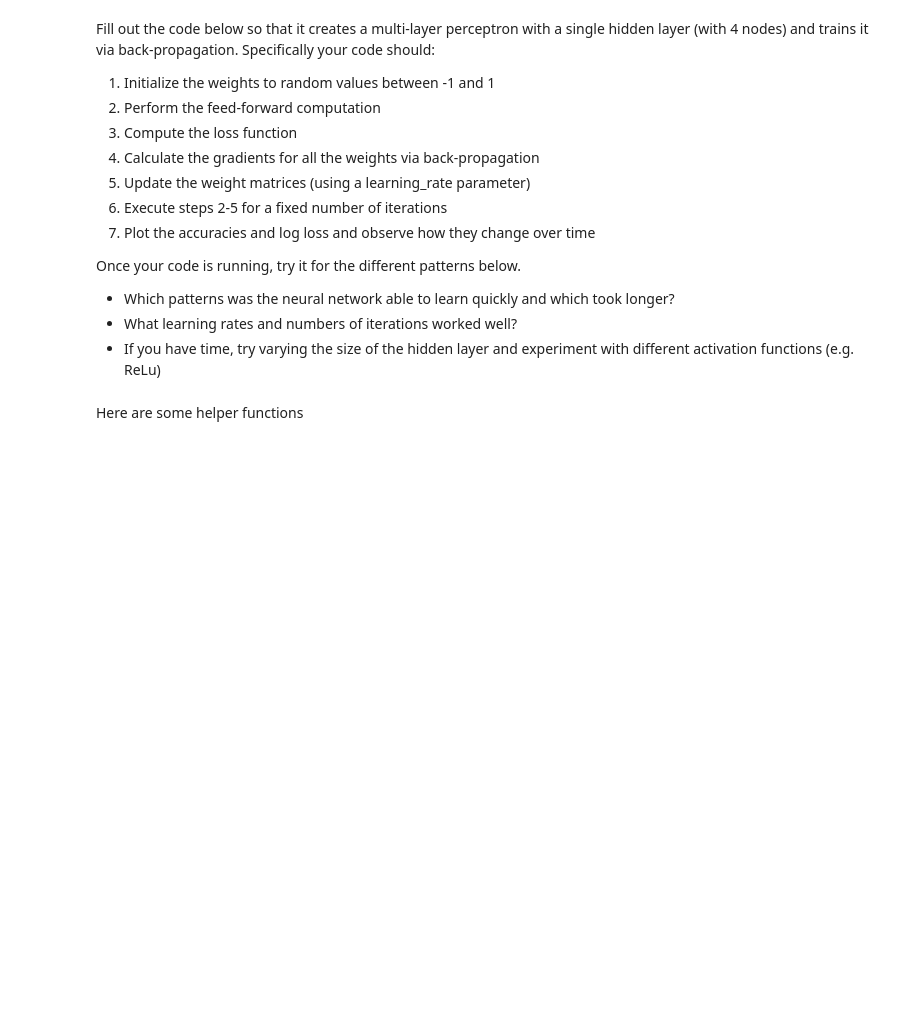
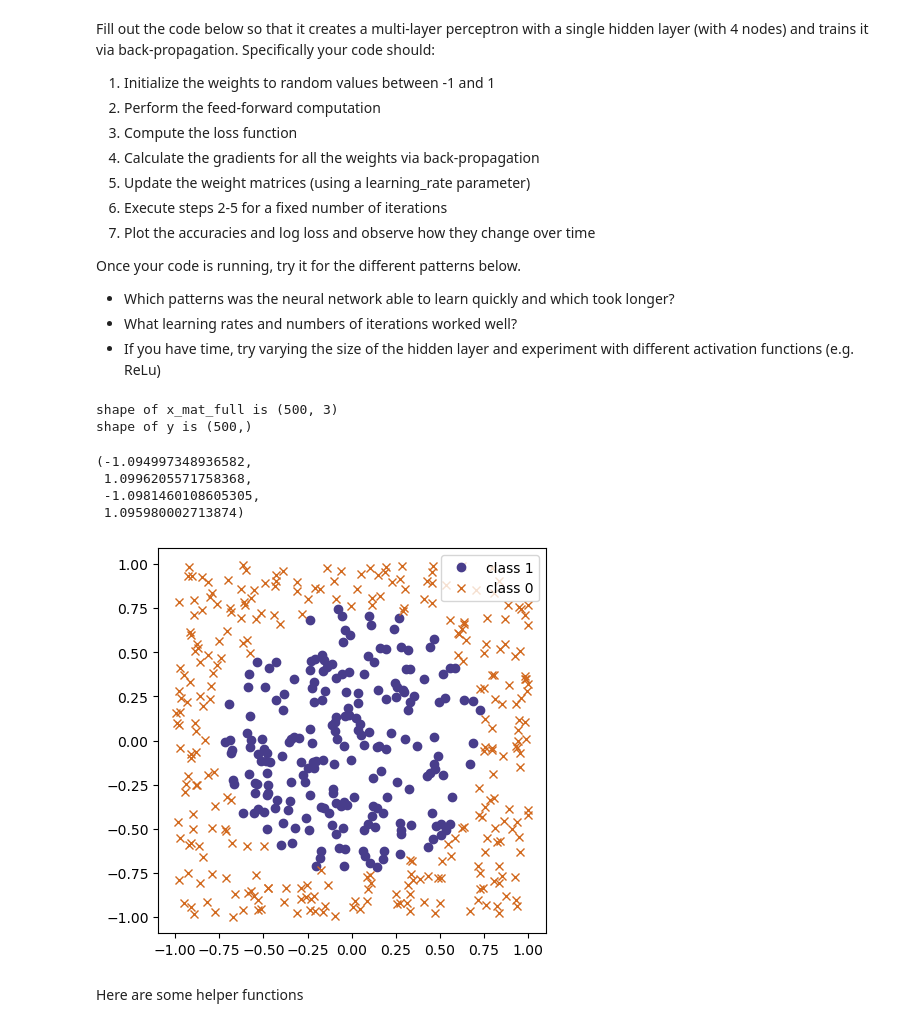
Before and after one commit to ChuaYunJuan/AI-Lab, a Jupyter notebook: AI_Week 9/Topic_4B_Training_Neural_Networks_Notebook/Notebook 1 Backpropagation.ipynb, the cells around one changed output. Saved outputs shown, nothing was run; the diff lists cells and outputs as text; code cells hidden in the pictures; blank space fills up the shorter version.

Commit message:
Topic 4B: Test Running of Neural Network

```diff
--- a/AI_Week 9/Topic_4B_Training_Neural_Networks_Notebook/Notebook 1 Backpropagation.ipynb
+++ b/AI_Week 9/Topic_4B_Training_Neural_Networks_Notebook/Notebook 1 Backpropagation.ipynb
@@ -25,41 +25,51 @@ Once your code is running, try it for the different patterns below.
 - What learning rates and numbers of iterations worked well?
 - If you have time, try varying the size of the hidden layer and experiment with different activation functions (e.g. ReLu)
 # %%
+## Used to generate random data for the neural network example
+
 ## This code below generates two x values and a y value according to different patterns
 ## It also creates a "bias" term (a vector of 1s)
 ## The goal is then to learn the mapping from x to y using a neural network via back-propagation
 
 num_obs = 500
 x_mat_1 = np.random.uniform(-1,1,size = (num_obs,2))
 x_mat_bias = np.ones((num_obs,1))
 x_mat_full = np.concatenate( (x_mat_1,x_mat_bias), axis=1)
 
 # PICK ONE PATTERN BELOW and comment out the rest.
 
 # # Circle pattern
-# y = (np.sqrt(x_mat_full[:,0]**2 + x_mat_full[:,1]**2)<.75).astype(int)
+y = (np.sqrt(x_mat_full[:,0]**2 + x_mat_full[:,1]**2)<.75).astype(int)
 
 # # Diamond Pattern
-y = ((np.abs(x_mat_full[:,0]) + np.abs(x_mat_full[:,1]))<1).astype(int)
+# y = ((np.abs(x_mat_full[:,0]) + np.abs(x_mat_full[:,1]))<1).astype(int)
 
 # # Centered square
 #y = ((np.maximum(np.abs(x_mat_full[:,0]), np.abs(x_mat_full[:,1])))<.5).astype(int)
 
 # # Thick Right Angle pattern
 #y = (((np.maximum((x_mat_full[:,0]), (x_mat_full[:,1])))<.5) & ((np.maximum((x_mat_full[:,0]), (x_mat_full[:,1])))>-.5)).astype(int)
 
 # # Thin right angle pattern
 #y = (((np.maximum((x_mat_full[:,0]), (x_mat_full[:,1])))<.5) & ((np.maximum((x_mat_full[:,0]), (x_mat_full[:,1])))>0)).astype(int)
 
 
 print('shape of x_mat_full is {}'.format(x_mat_full.shape))
 print('shape of y is {}'.format(y.shape))
 
 fig, ax = plt.subplots(figsize=(5, 5))
 ax.plot(x_mat_full[y == 1, 0], x_mat_full[y == 1, 1], 'o', color='darkslateblue', label='class 1')
 ax.plot(x_mat_full[y == 0, 0], x_mat_full[y == 0, 1], 'x', color='chocolate', label='class 0')
 ax.legend(loc='best')
 ax.axis('equal')
+# %% [output]
+shape of x_mat_full is (500, 3)
+shape of y is (500,)
+(-1.094997348936582,
+ 1.0996205571758368,
+ -1.0981460108605305,
+ 1.095980002713874)
+[figure, added]
 # %% [markdown]
 Here are some helper functions
 # %%
```
Also changed, not shown: parts of 4 cells of this notebook.
